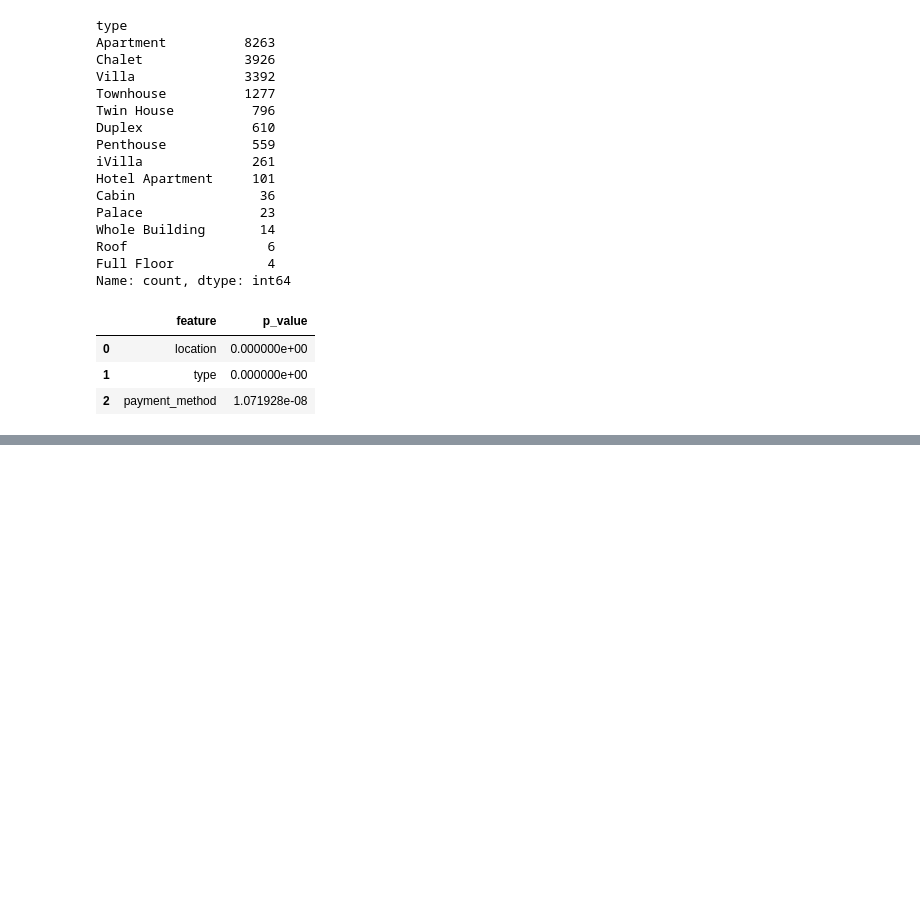
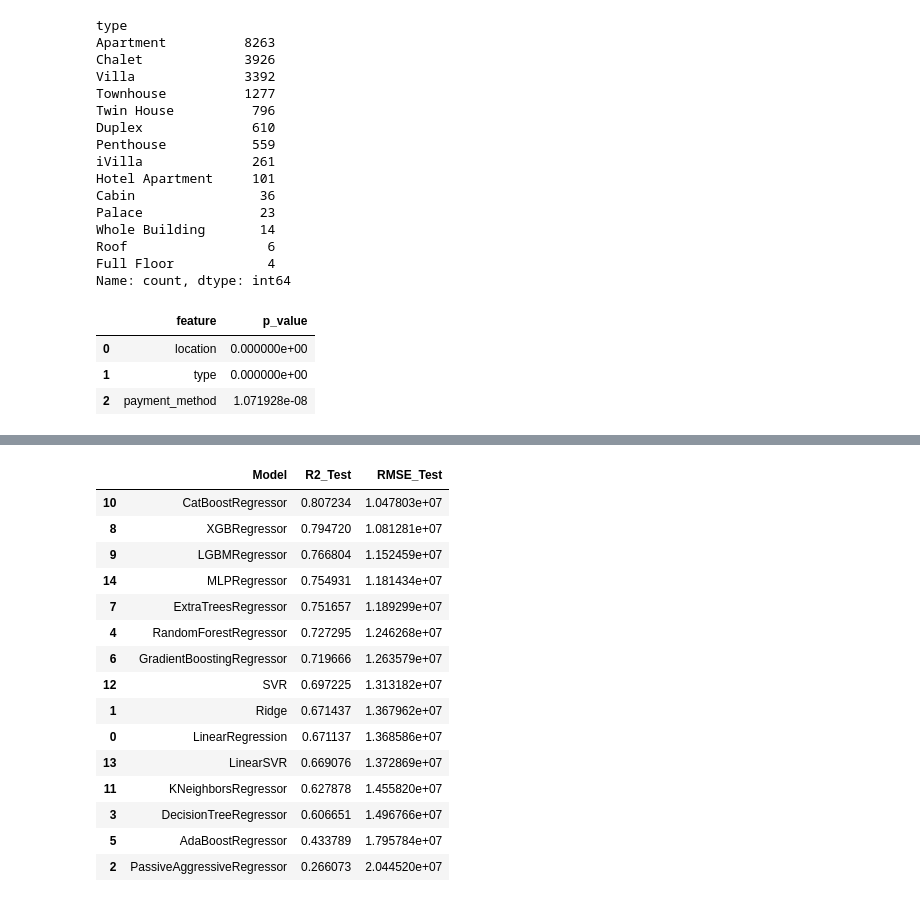
Before and after one commit to Ahmed-Hamed-Attallah/INSTANT_RealState_Price_Prediction, a Jupyter notebook: notebook/Real_State_Price_Prediction.ipynb, the cells around one changed output, grey strips where cells are left out. Saved outputs shown, nothing was run; the diff lists cells and outputs as text; code cells hidden in the pictures; blank space fills up the shorter version.

```diff
--- a/notebook/Real_State_Price_Prediction.ipynb
+++ b/notebook/Real_State_Price_Prediction.ipynb
@@ -1382,0 +920,20 @@ encoder = ColumnTransformer(
+# %%
+def Modelmaker(model=None, ANN=False):
+    steps = [
+        ("Preprocessing",Preprocessing),
+        ("Feature Selection",SelectFromModel(
+             estimator=ExtraTreesRegressor(
+                 n_estimators=600,
+                 max_features=0.90,
+                 random_state=42,
+                 min_samples_leaf=5,
+                 min_samples_split=10,
+                 n_jobs=-1
+             ),
+             threshold="median"
+         )),
+        ("Regressor", model)
+    ]
+
+    model = Pipeline(steps)
+    return model
@@ -1521 +1071,21 @@ RMSE Test: 16246859.3280
 ... (18 outputs left out)
+# %%
+results_df = pd.DataFrame(results, columns=['Model', 'R2_Test', 'RMSE_Test']).sort_values(by='R2_Test', ascending=False)
+results_df
+# %% [output]
+|  | Model | R2_Test | RMSE_Test |
+| 10 | CatBoostRegressor | 0.807234 | 1.047803e+07 |
+| 8 | XGBRegressor | 0.794720 | 1.081281e+07 |
+| 9 | LGBMRegressor | 0.766804 | 1.152459e+07 |
+| 14 | MLPRegressor | 0.754931 | 1.181434e+07 |
+| 7 | ExtraTreesRegressor | 0.751657 | 1.189299e+07 |
+| 4 | RandomForestRegressor | 0.727295 | 1.246268e+07 |
+| 6 | GradientBoostingRegressor | 0.719666 | 1.263579e+07 |
+| 12 | SVR | 0.697225 | 1.313182e+07 |
+| 1 | Ridge | 0.671437 | 1.367962e+07 |
+| 0 | LinearRegression | 0.671137 | 1.368586e+07 |
+| 13 | LinearSVR | 0.669076 | 1.372869e+07 |
+| 11 | KNeighborsRegressor | 0.627878 | 1.455820e+07 |
+| 3 | DecisionTreeRegressor | 0.606651 | 1.496766e+07 |
+| 5 | AdaBoostRegressor | 0.433789 | 1.795784e+07 |
+| 2 | PassiveAggressiveRegressor | 0.266073 | 2.044520e+07 |
```
Also changed, not shown: parts of 115 cells of this notebook, 6 other files.
